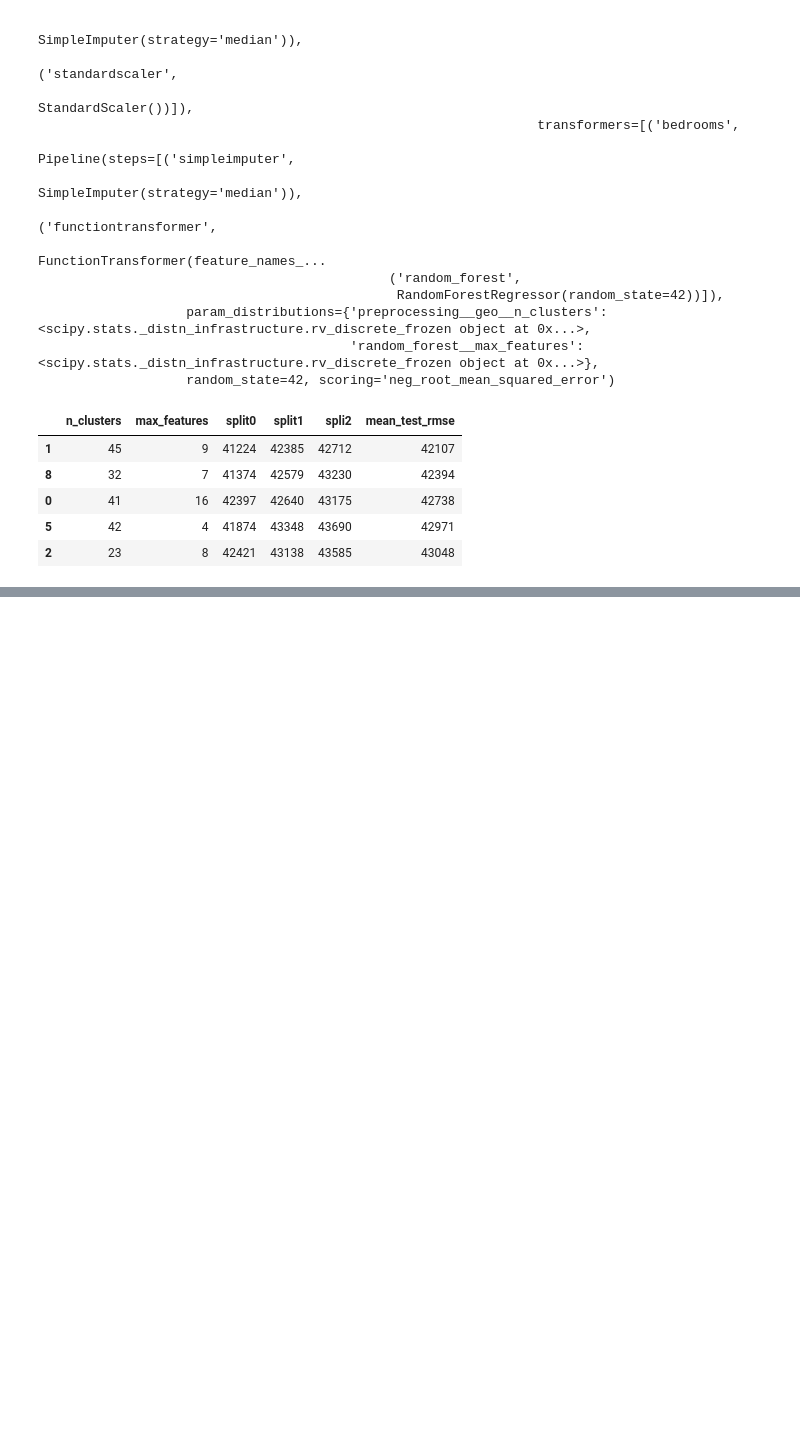
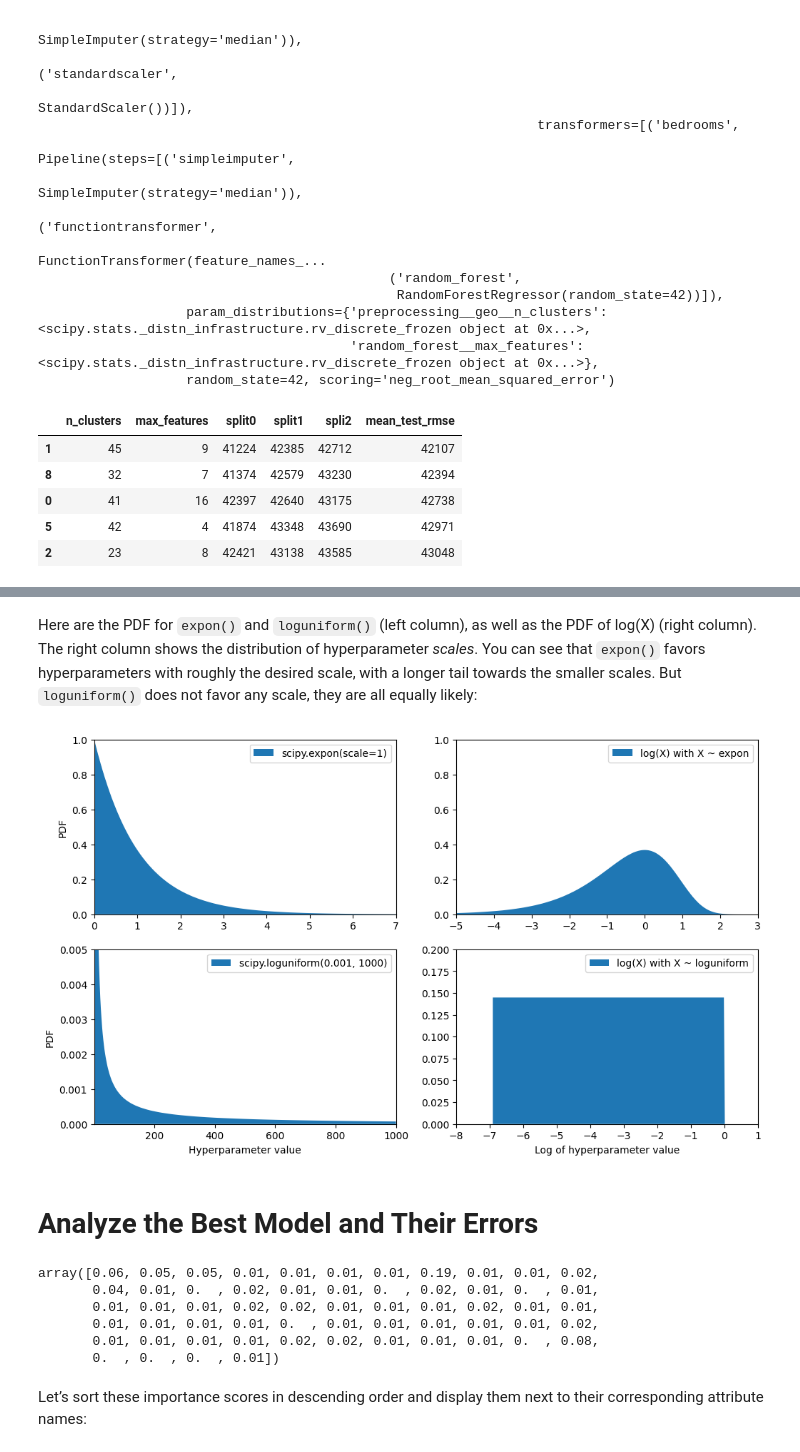
Before and after one commit to dmuman/ML-projects-and-tutorials, a Jupyter notebook: book/Linear Regression/House_value_prediction.ipynb, the cells around one changed output, grey strips where cells are left out. Drawn from its saved outputs; the diff is of its cells as text; code cells hidden in the pictures; blank space fills up the shorter version.

```diff
--- a/book/Linear Regression/House_value_prediction.ipynb
+++ b/book/Linear Regression/House_value_prediction.ipynb
@@ -1505,0 +1563,63 @@ cv_res.head()
+# %% [markdown]
+Here are the PDF for `expon()` and `loguniform()` (left column), as well as the PDF of log(X) (right column). The right column shows the distribution of hyperparameter *scales*. You can see that `expon()` favors hyperparameters with roughly the desired scale, with a longer tail towards the smaller scales. But `loguniform()` does not favor any scale, they are all equally likely:
+# %%
+# difference between expon and loguniform
+from scipy.stats import loguniform
+
+xs1 = np.linspace(0, 7, 500)
+expon_distrib = expon(scale=1).pdf(xs1)
+
+log_xs2 = np.linspace(-5, 3, 500)
+log_expon_distrib = np.exp(log_xs2 - np.exp(log_xs2))
+
+xs3 = np.linspace(0.001, 1000, 500)
+loguniform_distrib = loguniform(0.001, 1000).pdf(xs3)
+
+log_xs4 = np.linspace(np.log(0.001), np.log(1000), 500)
+log_loguniform_distrib = uniform(np.log(0.001), np.log(1000)).pdf(log_xs4)
+
+plt.figure(figsize=(12, 7))
+
+plt.subplot(2, 2, 1)
+plt.fill_between(xs1, expon_distrib, label="scipy.expon(scale=1)")
+plt.ylabel("PDF")
+plt.legend()
+plt.axis([0, 7, 0, 1])
+
+plt.subplot(2, 2, 2)
+plt.fill_between(log_xs2, log_expon_distrib, label="log(X) with X ~ expon")
+plt.legend()
+plt.axis([-5, 3, 0, 1])
+
+plt.subplot(2, 2, 3)
+plt.fill_between(xs3, loguniform_distrib, label="scipy.loguniform(0.001, 1000)")
+plt.xlabel("Hyperparameter value")
+plt.ylabel("PDF")
+plt.legend()
+plt.axis([0.001, 1000, 0, 0.005])
+
+plt.subplot(2, 2, 4)
+plt.fill_between(log_xs4, log_loguniform_distrib, label="log(X) with X ~ loguniform")
+plt.xlabel("Log of hyperparameter value")
+plt.legend()
+plt.axis([-8, 1, 0, 0.2])
+
+plt.show()
+# %% [output]
+[figure, added]
+# %% [markdown]
+# Analyze the Best Model and Their Errors
+# %%
+final_model = rnd_search.best_estimator_ # includes preprocessing
+feature_importances = final_model["random_forest"].feature_importances_
+feature_importances.round(2)
+# %% [output]
+array([0.06, 0.05, 0.05, 0.01, 0.01, 0.01, 0.01, 0.19, 0.01, 0.01, 0.02,
+       0.04, 0.01, 0.  , 0.02, 0.01, 0.01, 0.  , 0.02, 0.01, 0.  , 0.01,
+       0.01, 0.01, 0.01, 0.02, 0.02, 0.01, 0.01, 0.01, 0.02, 0.01, 0.01,
+       0.01, 0.01, 0.01, 0.01, 0.  , 0.01, 0.01, 0.01, 0.01, 0.01, 0.02,
+       0.01, 0.01, 0.01, 0.01, 0.02, 0.02, 0.01, 0.01, 0.01, 0.  , 0.08,
+       0.  , 0.  , 0.  , 0.01])
+# %% [markdown]
+Let’s sort these importance scores in descending order and display them
+next to their corresponding attribute names:
```
Also changed, not shown: parts of 17 cells of this notebook.
